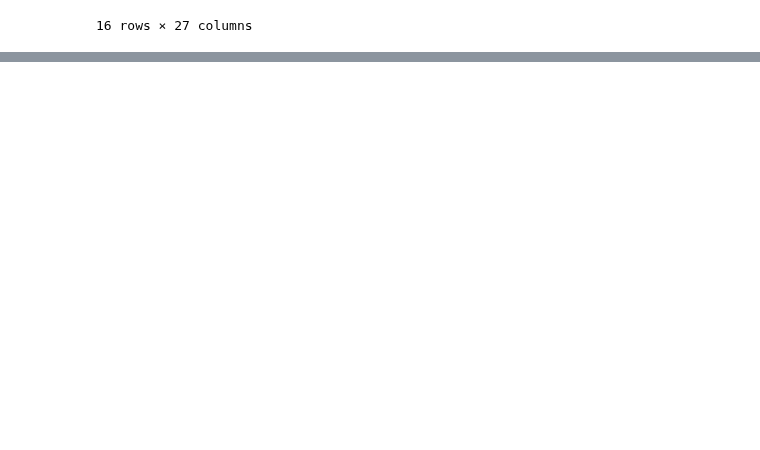
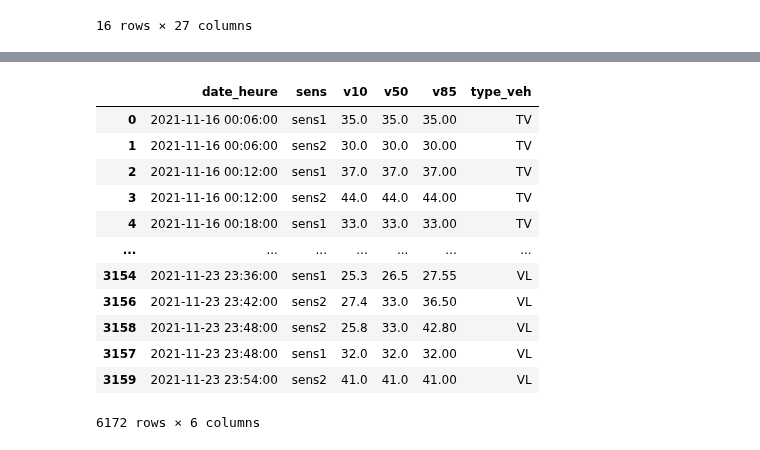
Before and after one commit to nantodevison/otv, a Jupyter notebook: otv/Transfert_Donnees/BacASable.ipynb, the cells around one changed output, grey strips where cells are left out. Drawn from its saved outputs; the diff is of its cells as text; code cells hidden in the pictures; blank space fills up the shorter version.

```diff
--- a/otv/Transfert_Donnees/BacASable.ipynb
+++ b/otv/Transfert_Donnees/BacASable.ipynb
@@ -362,0 +241,23 @@ cpt.dfHoraire2Sens.pivot(index=['date', 'type_veh', 'fichier'], columns='heure',
+# %%
+pd.concat([dfValide.set_index('date_heure').groupby([pd.Grouper(freq=frequence),'sens']).agg(
+            **{'v10': pd.NamedAgg(column='vitesse',aggfunc=lambda x : np.percentile(x,10)),
+               'v50': pd.NamedAgg(column='vitesse',aggfunc=lambda x : np.percentile(x,50)),
+               'v85': pd.NamedAgg(column='vitesse',aggfunc=lambda x : np.percentile(x,85))}).reset_index().sort_values('date_heure').assign(type_veh='TV'),
+           dfValide.set_index('date_heure').groupby([pd.Grouper(freq=frequence),'sens', 'type_veh']).agg(
+            **{'v10': pd.NamedAgg(column='vitesse',aggfunc=lambda x : np.percentile(x,10)),
+               'v50': pd.NamedAgg(column='vitesse',aggfunc=lambda x : np.percentile(x,50)),
+               'v85': pd.NamedAgg(column='vitesse',aggfunc=lambda x : np.percentile(x,85))}).reset_index().sort_values('date_heure')])
+# %% [output]
+|  | date_heure | sens | v10 | v50 | v85 | type_veh |
+| 0 | 2021-11-16 00:06:00 | sens1 | 35.0 | 35.0 | 35.00 | TV |
+| 1 | 2021-11-16 00:06:00 | sens2 | 30.0 | 30.0 | 30.00 | TV |
+| 2 | 2021-11-16 00:12:00 | sens1 | 37.0 | 37.0 | 37.00 | TV |
+| 3 | 2021-11-16 00:12:00 | sens2 | 44.0 | 44.0 | 44.00 | TV |
+| 4 | 2021-11-16 00:18:00 | sens1 | 33.0 | 33.0 | 33.00 | TV |
+| ... | ... | ... | ... | ... | ... | ... |
+| 3154 | 2021-11-23 23:36:00 | sens1 | 25.3 | 26.5 | 27.55 | VL |
+| 3156 | 2021-11-23 23:42:00 | sens2 | 27.4 | 33.0 | 36.50 | VL |
+| 3158 | 2021-11-23 23:48:00 | sens2 | 25.8 | 33.0 | 42.80 | VL |
+| 3157 | 2021-11-23 23:48:00 | sens1 | 32.0 | 32.0 | 32.00 | VL |
+| 3159 | 2021-11-23 23:54:00 | sens2 | 41.0 | 41.0 | 41.00 | VL |
+6172 rows × 6 columns
```
Also changed, not shown: parts of 58 cells of this notebook, 5 other files.
